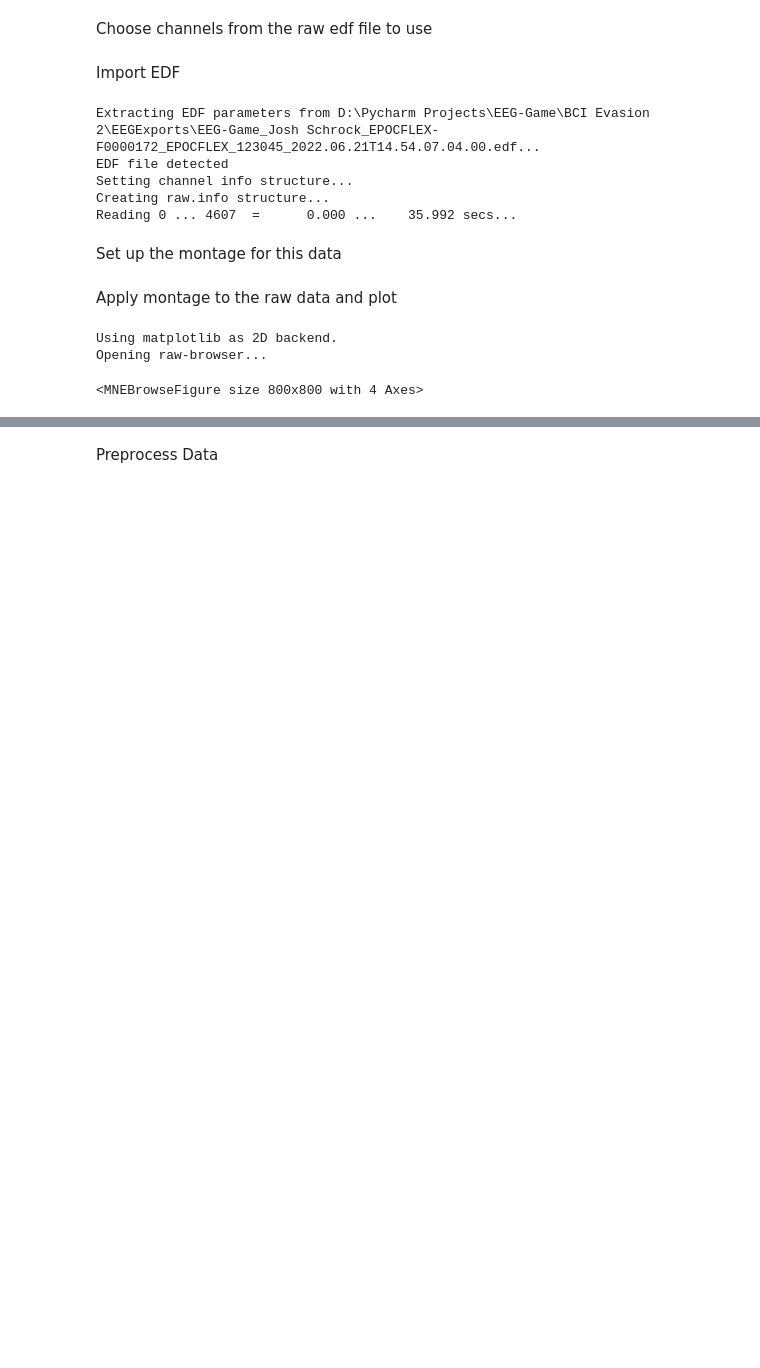
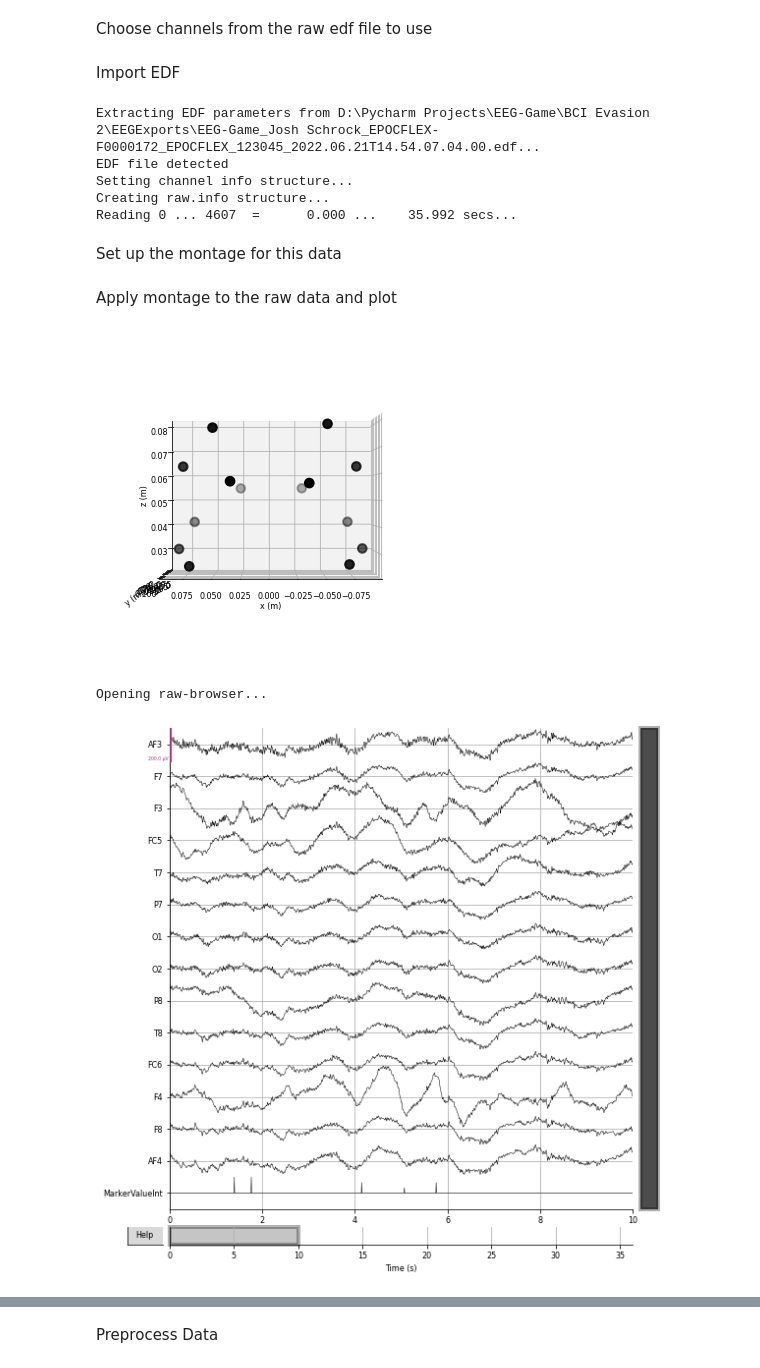
Before and after one commit to JoshSchrock/EEG-Game, a Jupyter notebook: EEG to Network.ipynb, the cells around one changed output, grey strips where cells are left out. Saved outputs shown, nothing was run; the diff lists cells and outputs as text; code cells hidden in the pictures; blank space fills up the shorter version.

```diff
--- a/EEG to Network.ipynb
+++ b/EEG to Network.ipynb
@@ -72,10 +75,10 @@ mont1020_new.dig = mont1020.dig[0:3]+kept_channel_info
 # %% [markdown]
 Apply montage to the raw data and plot
 # %%
-raw = raw.set_montage(mont1020_new)
+raw.set_montage(mont1020_new)
 raw.plot_sensors(kind='3d', ch_type='eeg')
 raw.plot(scalings=0.0001)
 # %% [output]
+[figure, added]
-Using matplotlib as 2D backend.
 Opening raw-browser...
-<MNEBrowseFigure size 800x800 with 4 Axes>
+[figure, added]
```
Also changed, not shown: parts of 31 cells of this notebook.
